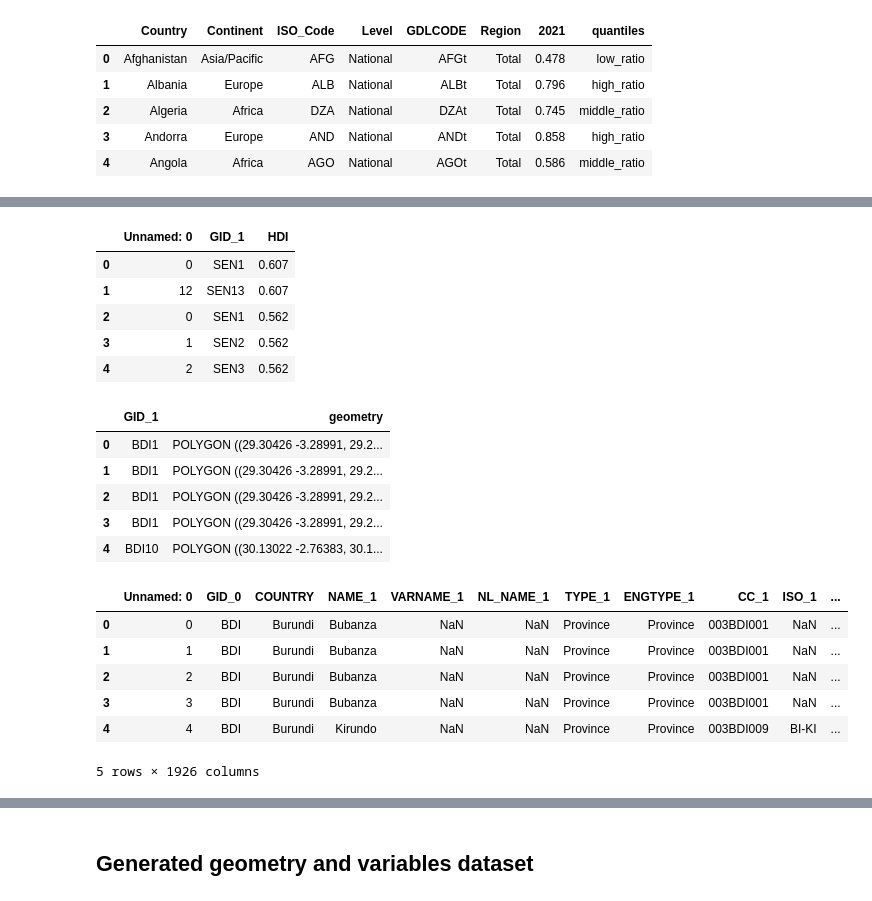
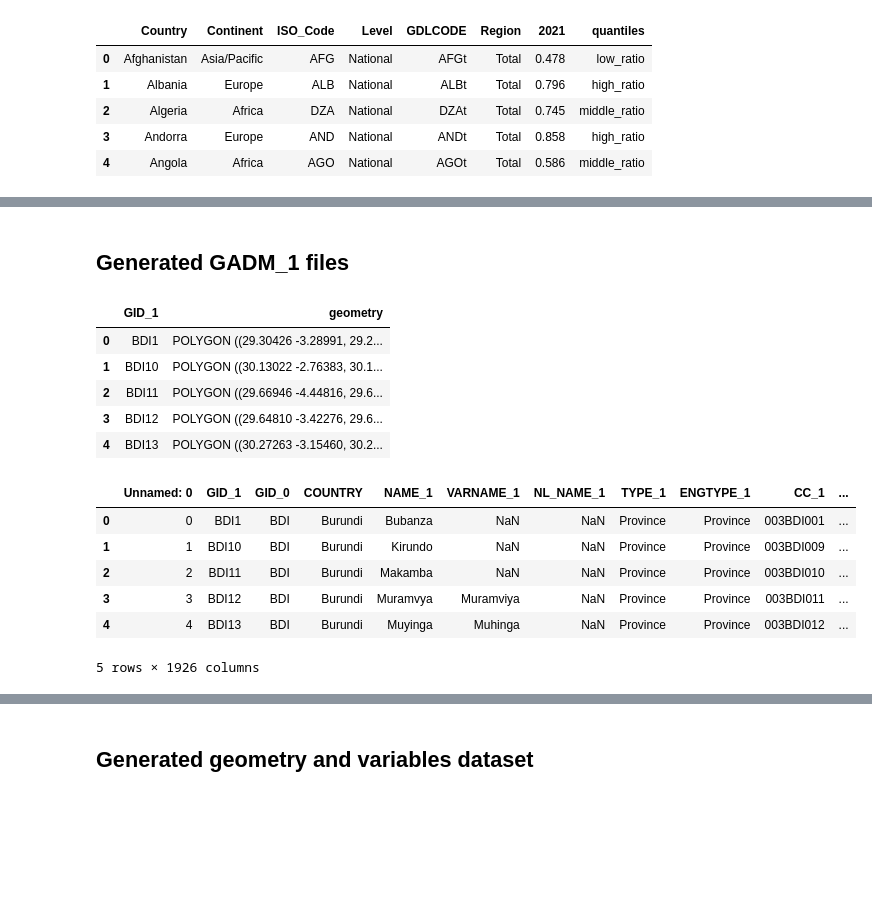
Before and after one commit to Societal-Computing/health_inequalities, a Jupyter notebook: notebooks/Data_creation.ipynb, the cells around one changed output, grey strips where cells are left out. Cells and saved outputs as stored; diff of their text form; code cells hidden in the pictures; blank space fills up the shorter version.

```diff
--- a/notebooks/Data_creation.ipynb
+++ b/notebooks/Data_creation.ipynb
@@ -424,10 +142,3 @@ afrobarometer_data.head()
-# %%
-sub_national_data.head()
-# %% [output]
-|  | Unnamed: 0 | GID_1 | HDI |
-| 0 | 0 | SEN1 | 0.607 |
-| 1 | 12 | SEN13 | 0.607 |
-| 2 | 0 | SEN1 | 0.562 |
-| 3 | 1 | SEN2 | 0.562 |
-| 4 | 2 | SEN3 | 0.562 |
+# %% [markdown]
+## Generated GADM_1 files
 # %%
@@ -435,21 +146,21 @@ gadm_1 = gpd.read_file("combined_dataset/GADM_1_geometries_updated.gpkg")
 # %%
-gadm_1.head()
+geom_updated.head()
 # %% [output]
 |  | GID_1 | geometry |
 | 0 | BDI1 | POLYGON ((29.30426 -3.28991, 29.2... |
-| 1 | BDI1 | POLYGON ((29.30426 -3.28991, 29.2... |
-| 2 | BDI1 | POLYGON ((29.30426 -3.28991, 29.2... |
-| 3 | BDI1 | POLYGON ((29.30426 -3.28991, 29.2... |
-| 4 | BDI10 | POLYGON ((30.13022 -2.76383, 30.1... |
+| 1 | BDI10 | POLYGON ((30.13022 -2.76383, 30.1... |
+| 2 | BDI11 | POLYGON ((29.66946 -4.44816, 29.6... |
+| 3 | BDI12 | POLYGON ((29.64810 -3.42276, 29.6... |
+| 4 | BDI13 | POLYGON ((30.27263 -3.15460, 30.2... |
 # %%
-gadm1_v = pd.read_csv("combined_dataset/GADM_1_variables_updated.csv")
+var_updated = pd.read_csv("combined_dataset/GADM_1_variables_updated.csv")
 # %%
-gadm1_v.head()
+var_updated.head()
 # %% [output]
-|  | Unnamed: 0 | GID_0 | COUNTRY | NAME_1 | VARNAME_1 | NL_NAME_1 | TYPE_1 | ENGTYPE_1 | CC_1 | ISO_1 | ... |
-| 0 | 0 | BDI | Burundi | Bubanza | NaN | NaN | Province | Province | 003BDI001 | NaN | ... |
-| 1 | 1 | BDI | Burundi | Bubanza | NaN | NaN | Province | Province | 003BDI001 | NaN | ... |
-| 2 | 2 | BDI | Burundi | Bubanza | NaN | NaN | Province | Province | 003BDI001 | NaN | ... |
-| 3 | 3 | BDI | Burundi | Bubanza | NaN | NaN | Province | Province | 003BDI001 | NaN | ... |
-| 4 | 4 | BDI | Burundi | Kirundo | NaN | NaN | Province | Province | 003BDI009 | BI-KI | ... |
+|  | Unnamed: 0 | GID_1 | GID_0 | COUNTRY | NAME_1 | VARNAME_1 | NL_NAME_1 | TYPE_1 | ENGTYPE_1 | CC_1 | ... |
+| 0 | 0 | BDI1 | BDI | Burundi | Bubanza | NaN | NaN | Province | Province | 003BDI001 | ... |
+| 1 | 1 | BDI10 | BDI | Burundi | Kirundo | NaN | NaN | Province | Province | 003BDI009 | ... |
+| 2 | 2 | BDI11 | BDI | Burundi | Makamba | NaN | NaN | Province | Province | 003BDI010 | ... |
+| 3 | 3 | BDI12 | BDI | Burundi | Muramvya | Muramviya | NaN | Province | Province | 003BDI011 | ... |
+| 4 | 4 | BDI13 | BDI | Burundi | Muyinga | Muhinga | NaN | Province | Province | 003BDI012 | ... |
 5 rows × 1926 columns
```
Also changed, not shown: parts of 56 cells of this notebook.
